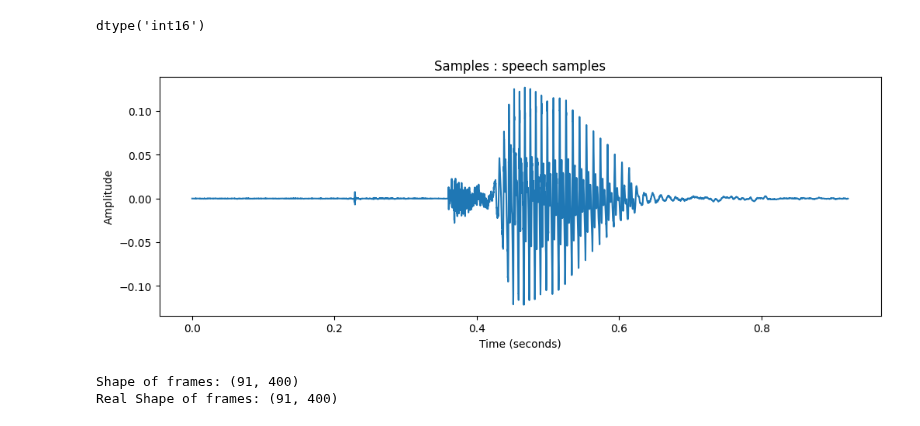
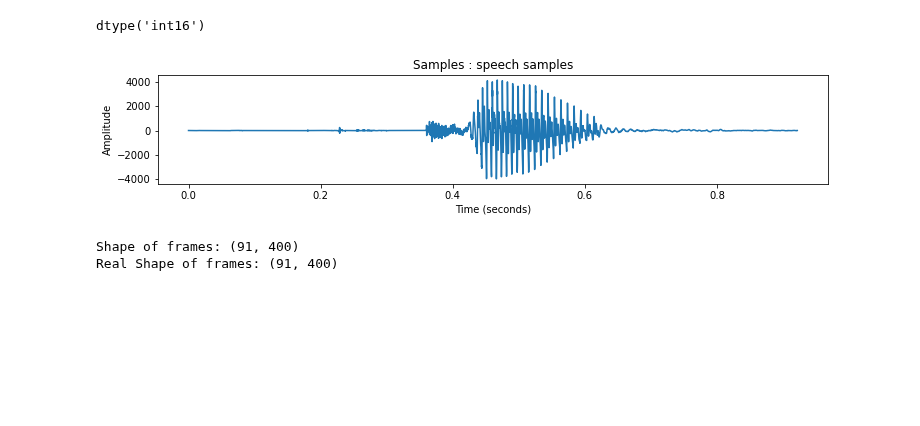
Before and after one commit to kyebinan/Speach-Speaker-Recognition, a Jupyter notebook: Lab1/lab1.ipynb, the cells around one changed output. Cells and saved outputs as stored; diff of their text form; code cells hidden in the pictures; blank space fills up the shorter version.

Commit message:
Fixing the bug of plotting

```diff
--- a/Lab1/lab1.ipynb
+++ b/Lab1/lab1.ipynb
@@ -11,23 +12,17 @@ samples.dtype
 # %% [output]
 dtype('int16')
 # %%
-sr = 20000 #20KHz
-# Normalize audio to float32 for consistent amplitude values if necessary
-if samples.dtype == 'int16':
-    samples = samples.astype(np.float32) / np.iinfo(np.int16).max
-elif samples.dtype == 'int32':
-    samples = samples.astype(np.float32) / np.iinfo(np.int32).max
-
+sr = example['samplingrate'] #20KHz
 # Generate time axis in seconds
 time = np.linspace(0, len(samples) / sr, num=len(samples))
 
 # Plot the waveform
-plt.figure(figsize=(12, 4))
+plt.figure(figsize=(12, 2))
 plt.plot(time, samples)
 plt.title('Samples : speech samples')
 plt.xlabel('Time (seconds)')
 plt.ylabel('Amplitude')
 plt.show()
 # %% [output]
-[figure, old version]
+[figure, new version]
 # %%
```
Also changed, not shown: parts of 14 cells of this notebook.
